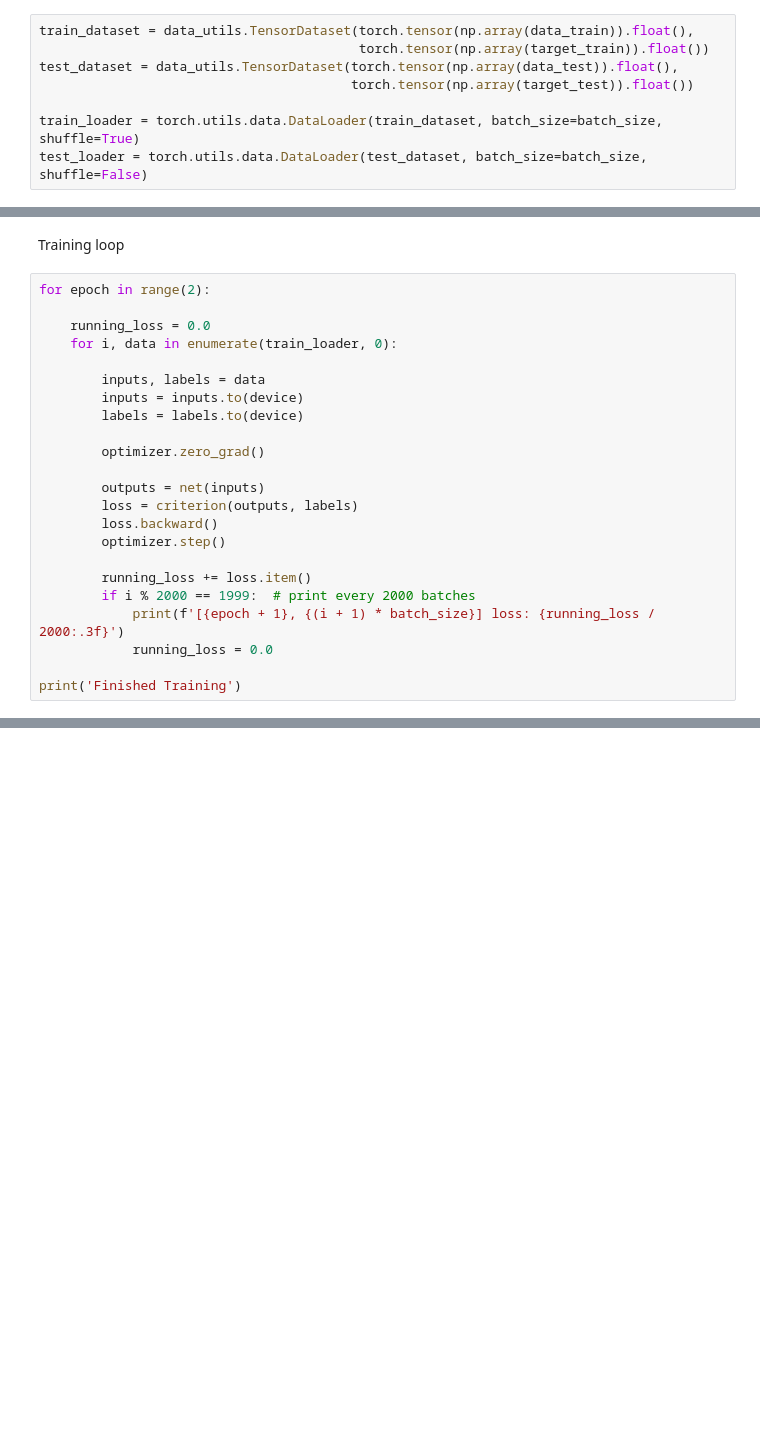
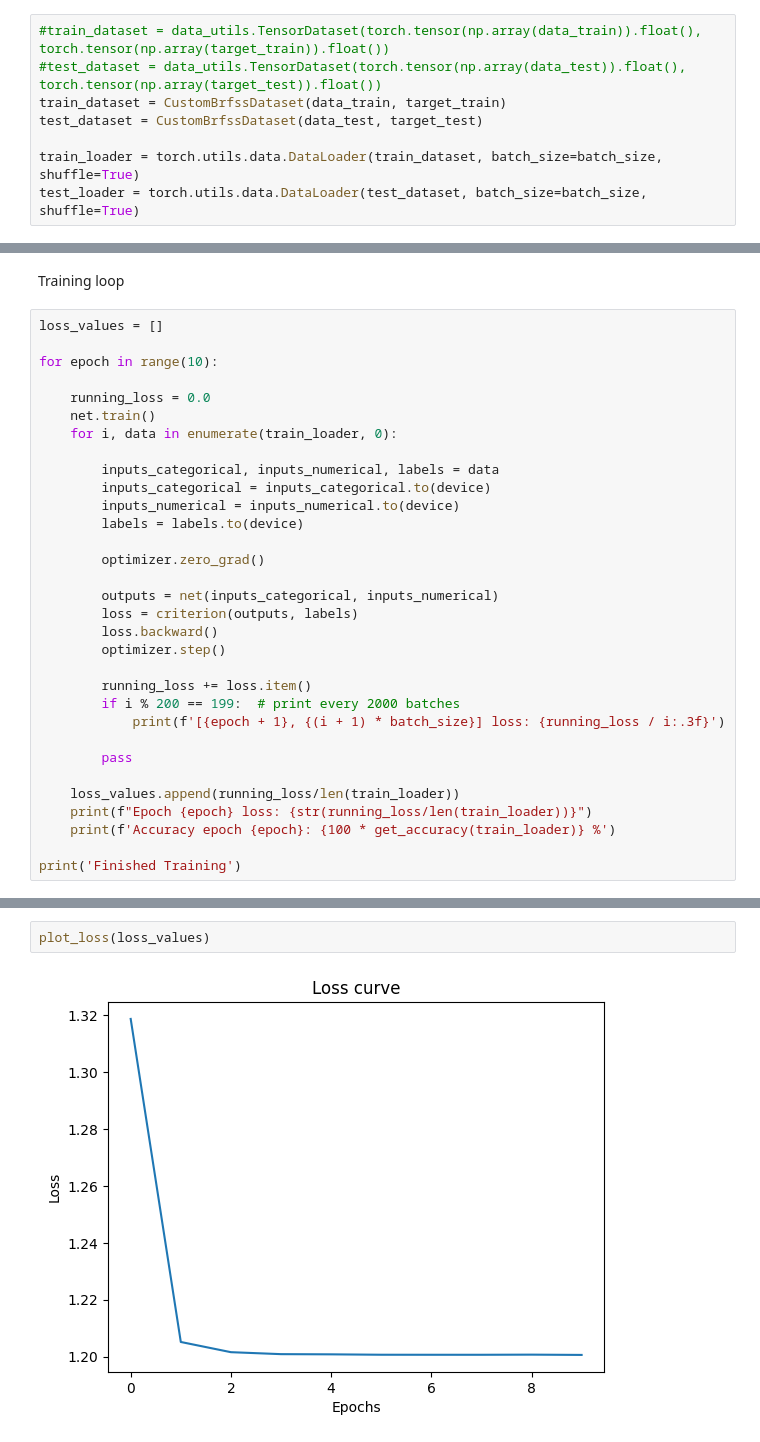
Before and after one commit to medplot/data-mining-project, a Jupyter notebook: jupyter_notebooks/neural_network.ipynb, the cells around one changed output, grey strips where cells are left out. Saved outputs shown, nothing was run; the diff lists cells and outputs as text; blank space fills up the shorter version.

```diff
--- a/jupyter_notebooks/neural_network.ipynb
+++ b/jupyter_notebooks/neural_network.ipynb
@@ -53,13 +127,13 @@ target_train.head()
 # %% [markdown]
 Create torch data loader
 # %%
-train_dataset = data_utils.TensorDataset(torch.tensor(np.array(data_train)).float(),
-                                         torch.tensor(np.array(target_train)).float())
-test_dataset = data_utils.TensorDataset(torch.tensor(np.array(data_test)).float(),
-                                        torch.tensor(np.array(target_test)).float())
+#train_dataset = data_utils.TensorDataset(torch.tensor(np.array(data_train)).float(), torch.tensor(np.array(target_train)).float())
+#test_dataset = data_utils.TensorDataset(torch.tensor(np.array(data_test)).float(), torch.tensor(np.array(target_test)).float())
+train_dataset = CustomBrfssDataset(data_train, target_train)
+test_dataset = CustomBrfssDataset(data_test, target_test)
 
 train_loader = torch.utils.data.DataLoader(train_dataset, batch_size=batch_size, shuffle=True)
-test_loader = torch.utils.data.DataLoader(test_dataset, batch_size=batch_size, shuffle=False)
+test_loader = torch.utils.data.DataLoader(test_dataset, batch_size=batch_size, shuffle=True)
 # %% [markdown]
 Create artificial net, define loss function and define optimizer
 # %%
@@ -87,26 +219,35 @@ optimizer = optim.SGD(net.parameters(), lr=0.0002, momentum=0.9)
 # %% [markdown]
 Training loop
 # %%
-for epoch in range(2):
+loss_values = []
+
+for epoch in range(10):
 
     running_loss = 0.0
+    net.train()
     for i, data in enumerate(train_loader, 0):
 
-        inputs, labels = data
-        inputs = inputs.to(device)
+        inputs_categorical, inputs_numerical, labels = data
+        inputs_categorical = inputs_categorical.to(device)
+        inputs_numerical = inputs_numerical.to(device)
         labels = labels.to(device)
 
         optimizer.zero_grad()
 
-        outputs = net(inputs)
+        outputs = net(inputs_categorical, inputs_numerical)
         loss = criterion(outputs, labels)
         loss.backward()
         optimizer.step()
 
         running_loss += loss.item()
-        if i % 2000 == 1999:  # print every 2000 batches
-            print(f'[{epoch + 1}, {(i + 1) * batch_size}] loss: {running_loss / 2000:.3f}')
-            running_loss = 0.0
+        if i % 200 == 199:  # print every 2000 batches
+            print(f'[{epoch + 1}, {(i + 1) * batch_size}] loss: {running_loss / i:.3f}')
+
+        pass
+
+    loss_values.append(running_loss/len(train_loader))
+    print(f"Epoch {epoch} loss: {str(running_loss/len(train_loader))}")
+    print(f'Accuracy epoch {epoch}: {100 * get_accuracy(train_loader)} %')
 
 print('Finished Training')
 # %% [output]
@@ -145,0 +275,4 @@ Accuracy : 84 %
+# %%
+plot_loss(loss_values)
+# %% [output]
+[figure, added]
```
Also changed, not shown: parts of 15 cells of this notebook, 7 other files.
